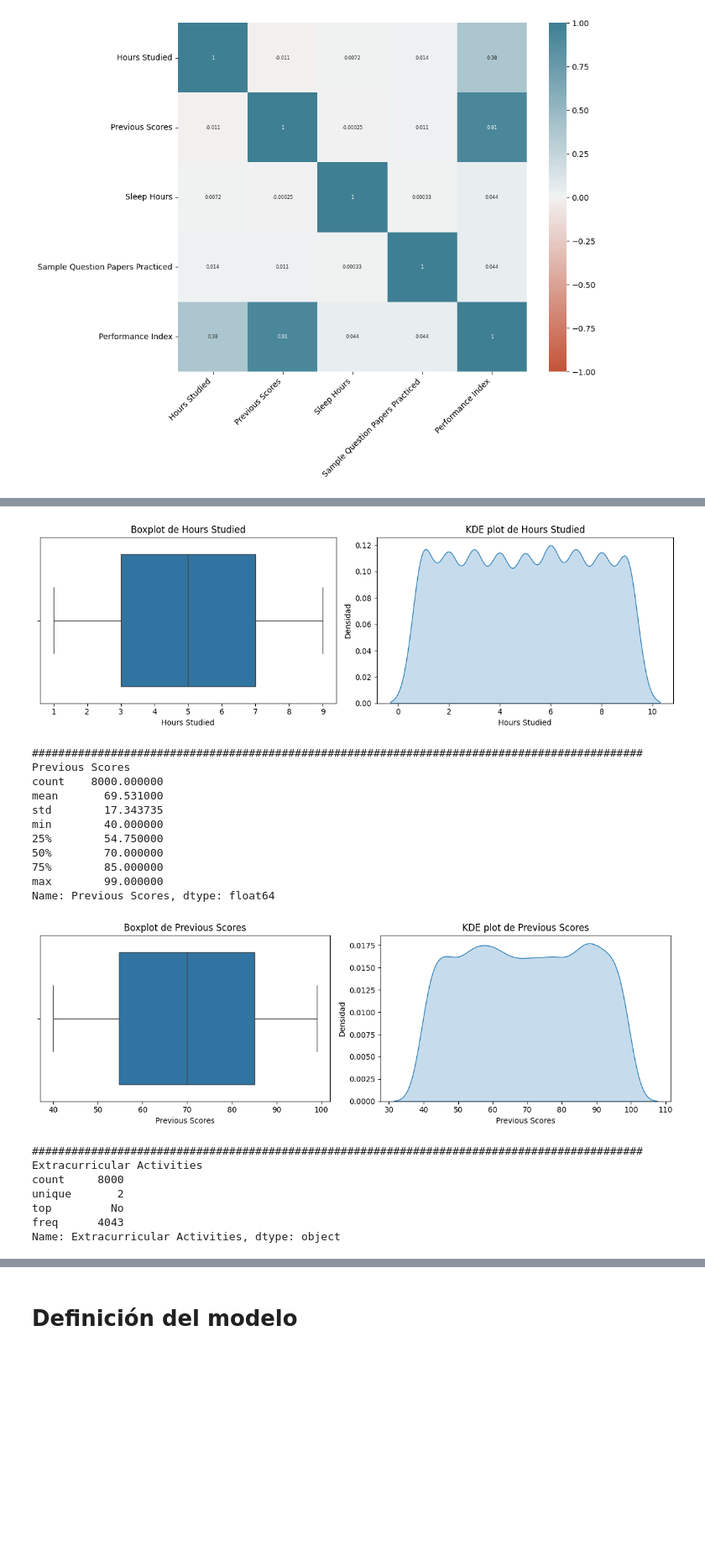
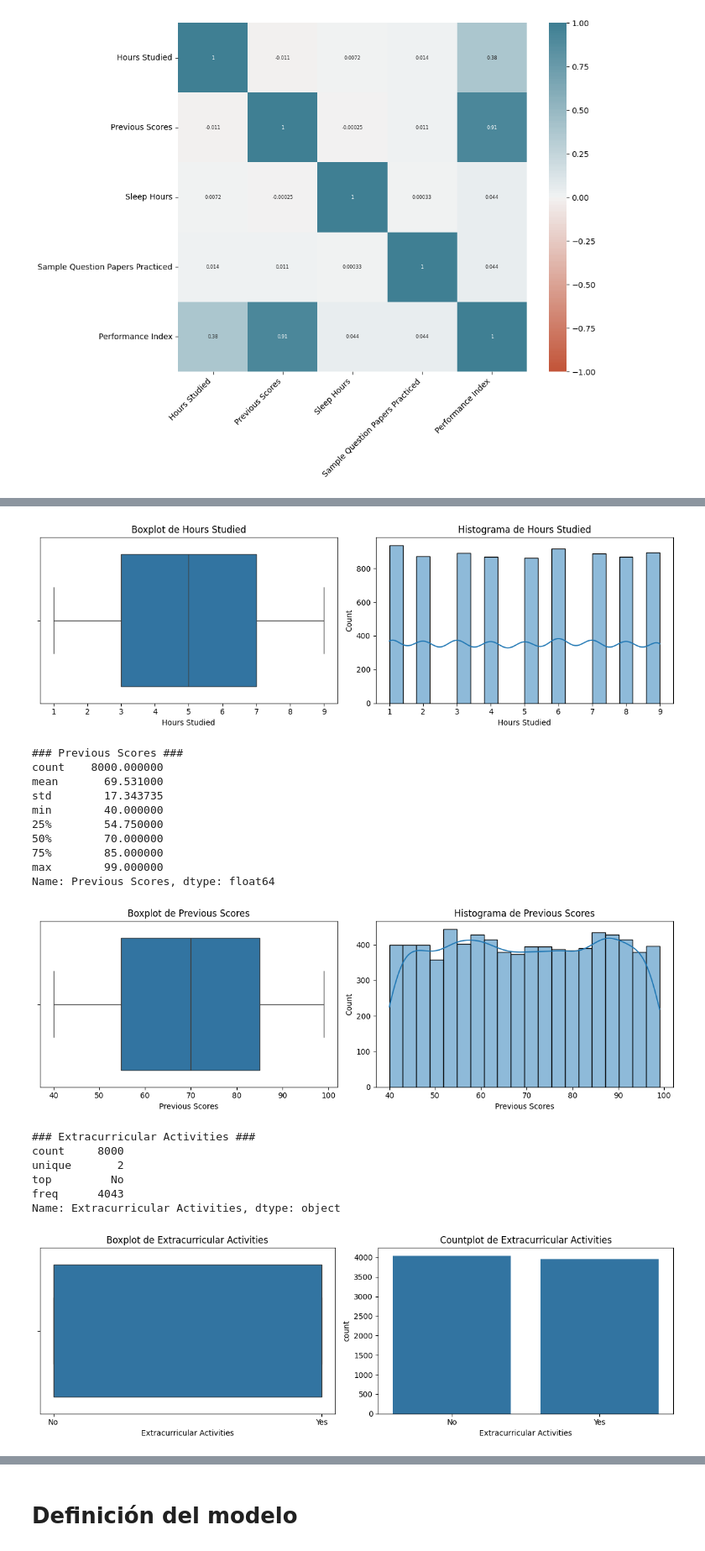
Before and after one commit to therokitoki/AA2_TP_Alsop-Hachen-Nemeth, a Jupyter notebook: ejercicio1.ipynb, the cells around one changed output, grey strips where cells are left out. Shown: that part at 84% size. Saved outputs shown, nothing was run; the diff lists cells and outputs as text; code cells hidden in the pictures; blank space fills up the shorter version.

```diff
--- a/ejercicio1.ipynb
+++ b/ejercicio1.ipynb
@@ -192,7 +183,7 @@ plt.show()
 x_train_grafico=pd.DataFrame(df_columns,columns=df_columns.columns)
 
 for columna in x_train_grafico:
-    print(columna)
+    print(f'### {columna} ###')
     print(df_columns[columna].describe(), '\n')
 
     fig, axs = plt.subplots(1, 2, figsize=(12, 4))
@@ -200,12 +191,15 @@ for columna in x_train_grafico:
     sns.boxplot(data=df_columns, x=columna, ax=axs[0])
     axs[0].set_title(f'Boxplot de {columna}')
 
-    sns.kdeplot(data=df_columns, x=columna, fill=True, ax=axs[1])
-    axs[1].set_title(f'KDE plot de {columna}')
-    axs[1].set_ylabel('Densidad')
+    if columna != 'Extracurricular Activities':
+        sns.histplot(data=df_columns, x=columna, kde=True, ax=axs[1])
+        axs[1].set_title(f'Histograma de {columna}')
+    else:
+        sns.countplot(data=df_columns, x=columna, ax=axs[1])
+        axs[1].set_title(f'Countplot de {columna}')
 
     plt.tight_layout()
     plt.show()
 
-    print('#############################################################################################')
+    print('\n\n\n\n\n')
 # %% [output]
@@ -213,29 +207,28 @@ Hours Studied
 count    8000.000000
 mean        4.983250
 std         2.594862
 min         1.000000
 25%         3.000000
 50%         5.000000
 75%         7.000000
 max         9.000000
 Name: Hours Studied, dtype: float64
-[figure, old version]
+[figure, new version]
-#############################################################################################
-Previous Scores
+### Previous Scores ###
 count    8000.000000
 mean       69.531000
 std        17.343735
 min        40.000000
 25%        54.750000
 50%        70.000000
 75%        85.000000
 max        99.000000
 Name: Previous Scores, dtype: float64
-[figure, old version]
+[figure, new version]
-#############################################################################################
-Extracurricular Activities
+### Extracurricular Activities ###
 count     8000
 unique       2
 top         No
 freq      4043
 Name: Extracurricular Activities, dtype: object
+[figure, new version]
```
Also changed, not shown: parts of 23 cells of this notebook.
